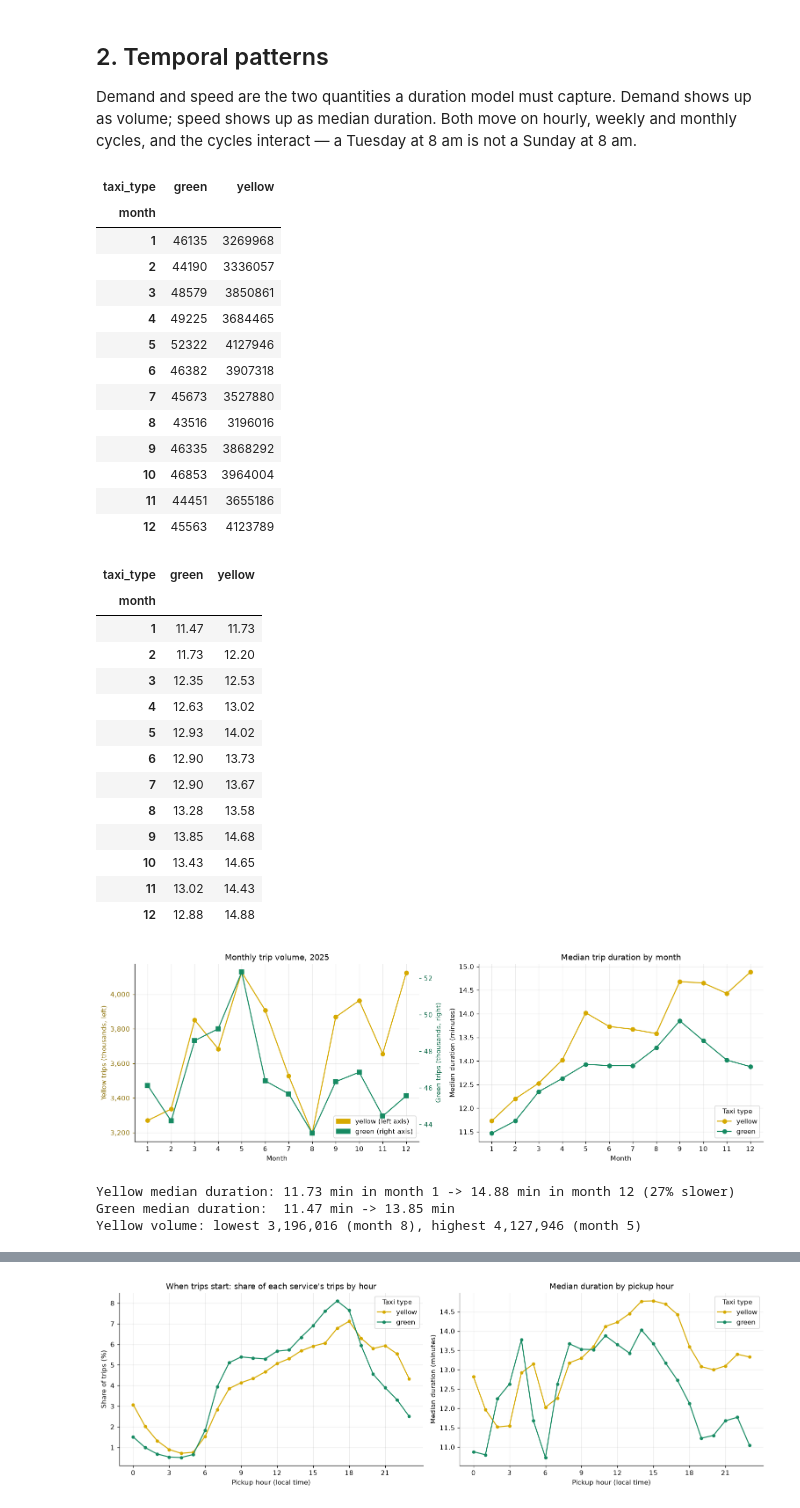
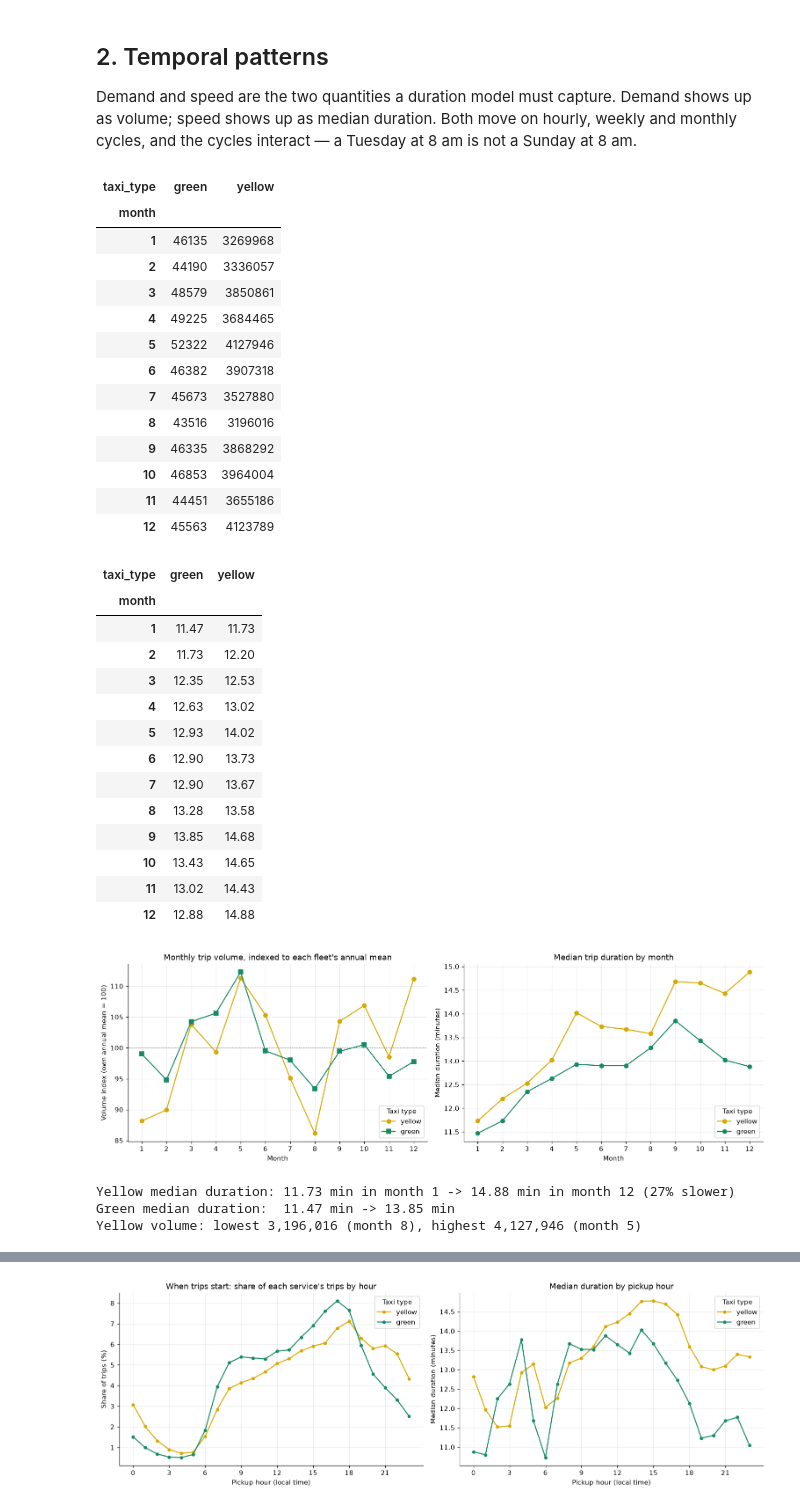
Before and after one commit to Shreyit/nyc-taxi-ml, a Jupyter notebook: notebooks/02_exploratory_data_analysis.ipynb, the cells around one changed output, grey strips where cells are left out. Cells and saved outputs as stored; diff of their text form; code cells hidden in the pictures.

```diff
--- a/notebooks/02_exploratory_data_analysis.ipynb
+++ b/notebooks/02_exploratory_data_analysis.ipynb
@@ -97,22 +92,17 @@ fig, axes = plt.subplots(1, 2, figsize=(14, 4.6))
 yellow_monthly = monthly[monthly.taxi_type == "yellow"]
 green_monthly = monthly[monthly.taxi_type == "green"]
 
-# Volume differs by two orders of magnitude, so volume gets twin axes; duration shares one axis.
+# Volume differs by two orders of magnitude, so each fleet is indexed to its own annual mean;
+# the seasonal amplitude then compares directly and duration still shares one axis.
 volume_ax = axes[0]
-volume_ax.plot(yellow_monthly.month, yellow_monthly.trips / 1000, marker="o",
-               color=COLORS["yellow"], label="yellow (left axis)")
-volume_ax.set_xlabel("Month")
-volume_ax.set_ylabel("Yellow trips (thousands, left)", color="#8a6d00")
-volume_ax.tick_params(axis="y", colors="#8a6d00")
-volume_twin = volume_ax.twinx()
-volume_twin.plot(green_monthly.month, green_monthly.trips / 1000, marker="s",
-                 color=COLORS["green"], label="green (right axis)")
-volume_twin.set_ylabel("Green trips (thousands, right)", color="#0f6b4a")
-volume_twin.tick_params(axis="y", colors="#0f6b4a")
-volume_twin.grid(False)
-volume_ax.set_title("Monthly trip volume, 2025")
-volume_ax.legend(handles=[Patch(color=COLORS["yellow"], label="yellow (left axis)"),
-                          Patch(color=COLORS["green"], label="green (right axis)")], loc="lower right")
+for service, marker in (("yellow", "o"), ("green", "s")):
+    subset = monthly[monthly.taxi_type == service]
+    volume_ax.plot(subset.month, 100 * subset.trips / subset.trips.mean(), marker=marker,
+                   color=COLORS[service], label=service)
+volume_ax.axhline(100, color="grey", lw=0.8, ls=":")
+volume_ax.set(title="Monthly trip volume, indexed to each fleet's annual mean",
+              xlabel="Month", ylabel="Volume index (own annual mean = 100)")
+volume_ax.legend(title="Taxi type", loc="lower right")
 
 for service in ("yellow", "green"):
     subset = monthly[monthly.taxi_type == service]
@@ -121,8 +111,6 @@ axes[1].set(title="Median trip duration by month", xlabel="Month", ylabel="Media
 axes[1].legend(title="Taxi type", loc="lower right")
 for ax in (volume_ax, axes[1]):
     ax.set_xticks(range(1, 13))
-volume_ax.yaxis.set_major_formatter(FuncFormatter(lambda v, _: f"{v:,.0f}"))
-volume_twin.yaxis.set_major_formatter(FuncFormatter(lambda v, _: f"{v:,.0f}"))
 fig.tight_layout()
 fig.savefig(FIGURES / "02_monthly_volume_duration.png", bbox_inches="tight")
 plt.show()
@@ -137,34 +125,34 @@ print(f"Yellow volume: lowest {yellow.trips.min():,} (month {yellow.trips.idxmin
       f"highest {yellow.trips.max():,} (month {yellow.trips.idxmax()})")
 # %% [output]
 | taxi_type | green | yellow |
 | month |  |  |
 | 1 | 46135 | 3269968 |
 | 2 | 44190 | 3336057 |
 | 3 | 48579 | 3850861 |
 | 4 | 49225 | 3684465 |
 | 5 | 52322 | 4127946 |
 | 6 | 46382 | 3907318 |
 | 7 | 45673 | 3527880 |
 | 8 | 43516 | 3196016 |
 | 9 | 46335 | 3868292 |
 | 10 | 46853 | 3964004 |
 | 11 | 44451 | 3655186 |
 | 12 | 45563 | 4123789 |
 | taxi_type | green | yellow |
 | month |  |  |
 | 1 | 11.47 | 11.73 |
 | 2 | 11.73 | 12.20 |
 | 3 | 12.35 | 12.53 |
 | 4 | 12.63 | 13.02 |
 | 5 | 12.93 | 14.02 |
 | 6 | 12.90 | 13.73 |
 | 7 | 12.90 | 13.67 |
 | 8 | 13.28 | 13.58 |
 | 9 | 13.85 | 14.68 |
 | 10 | 13.43 | 14.65 |
 | 11 | 13.02 | 14.43 |
 | 12 | 12.88 | 14.88 |
-[figure, old version]
+[figure, new version]
 Yellow median duration: 11.73 min in month 1 -> 14.88 min in month 12 (27% slower)
 Green median duration:  11.47 min -> 13.85 min
 Yellow volume: lowest 3,196,016 (month 8), highest 4,127,946 (month 5)
```
Also changed, not shown: parts of 6 cells of this notebook, 8 other files.
